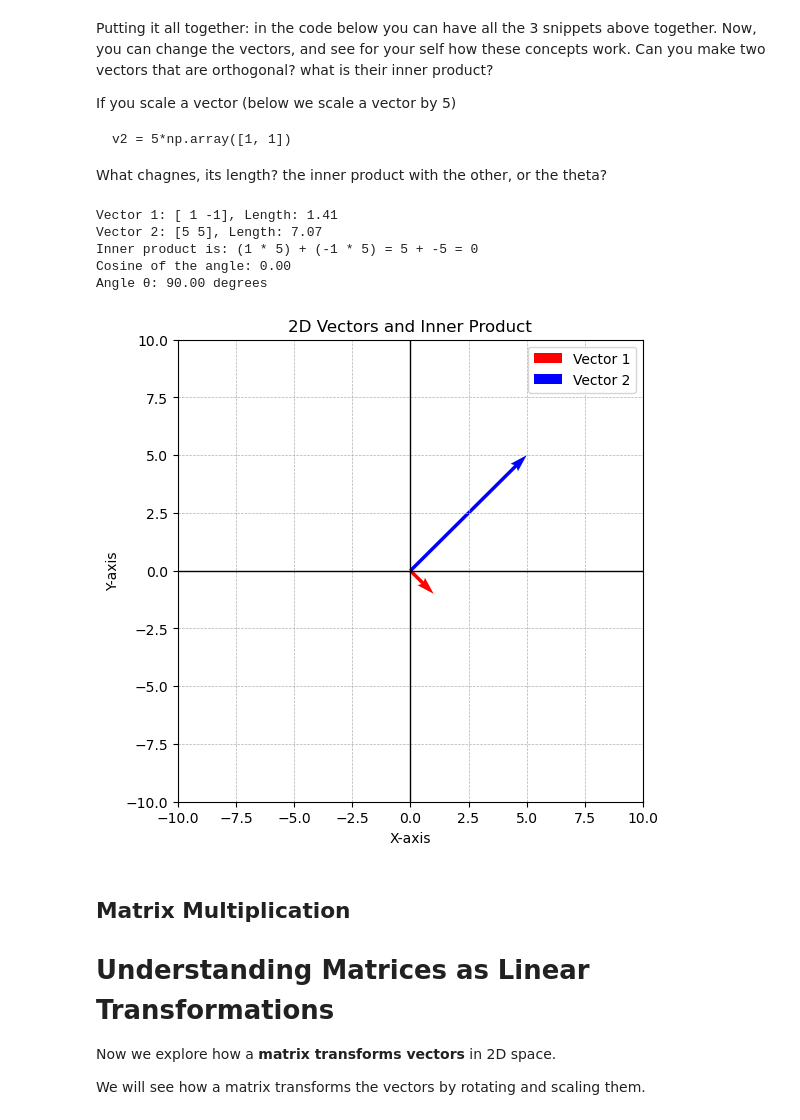
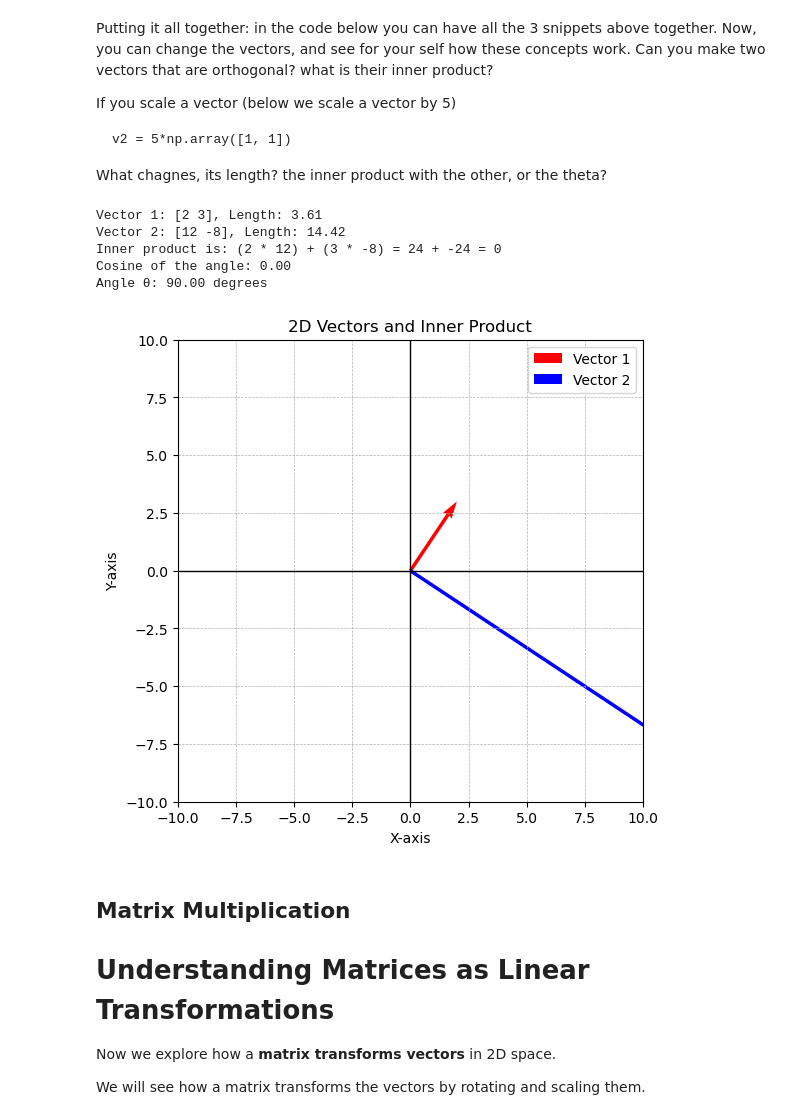
Before and after one commit to imanmossavat/ml-teaching-materials-fontys, a Jupyter notebook: ML Studio/S4_Inner_product.ipynb, the cells around one changed output. Cells and saved outputs as stored; diff of their text form; code cells hidden in the pictures.

```diff
--- a/ML Studio/S4_Inner_product.ipynb
+++ b/ML Studio/S4_Inner_product.ipynb
@@ -144,8 +144,8 @@ import numpy as np
 import matplotlib.pyplot as plt
 
 # Define two 2D vectors
-v1 = np.array([1, -1])  # Example vector 1
-v2 = 5*np.array([1, 1])  # Example vector 2
+v1 = np.array([2, 3])  # Example vector 1
+v2 = 4*np.array([3, -2])  # Example vector 2
 
 # Compute inner product (dot product)
 inner_product = np.dot(v1, v2)
@@ -161,37 +161,37 @@ theta_degrees = np.degrees(theta)  # Convert to degrees
 
 # Print results
 print(f"Vector 1: {v1}, Length: {length_v1:.2f}")
 print(f"Vector 2: {v2}, Length: {length_v2:.2f}")
 print(f"Inner product is: ({v1[0]} * {v2[0]}) + ({v1[1]} * {v2[1]}) = {v1[0] * v2[0]} + {v1[1] * v2[1]} = {inner_product}")
 print(f"Cosine of the angle: {cos_theta:.2f}")
 print(f"Angle θ: {theta_degrees:.2f} degrees")
 
 # Plot the vectors
 fig, ax = plt.subplots(figsize=(6, 6))
 ax.set_xlim(-10, 10)
 ax.set_ylim(-10, 10)
 
 # Draw vectors
 ax.quiver(0, 0, v1[0], v1[1], angles='xy', scale_units='xy', scale=1, color='r', label='Vector 1')
 ax.quiver(0, 0, v2[0], v2[1], angles='xy', scale_units='xy', scale=1, color='b', label='Vector 2')
 
 # Add grid and labels
 ax.grid(True, linestyle='--', linewidth=0.5)
 ax.axhline(0, color='black', linewidth=1)
 ax.axvline(0, color='black', linewidth=1)
 ax.set_xlabel('X-axis')
 ax.set_ylabel('Y-axis')
 ax.set_title('2D Vectors and Inner Product')
 ax.legend()
 
 plt.show()
 # %% [output]
-Vector 1: [ 1 -1], Length: 1.41
-Vector 2: [5 5], Length: 7.07
-Inner product is: (1 * 5) + (-1 * 5) = 5 + -5 = 0
+Vector 1: [2 3], Length: 3.61
+Vector 2: [12 -8], Length: 14.42
+Inner product is: (2 * 12) + (3 * -8) = 24 + -24 = 0
 Cosine of the angle: 0.00
 Angle θ: 90.00 degrees
-[figure, old version]
+[figure, new version]
 # %% [markdown]
 ## Matrix Multiplication
 
```
Also changed, not shown: parts of 9 cells of this notebook.
